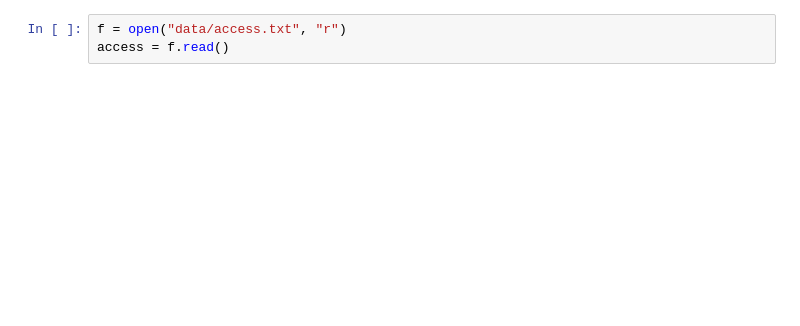
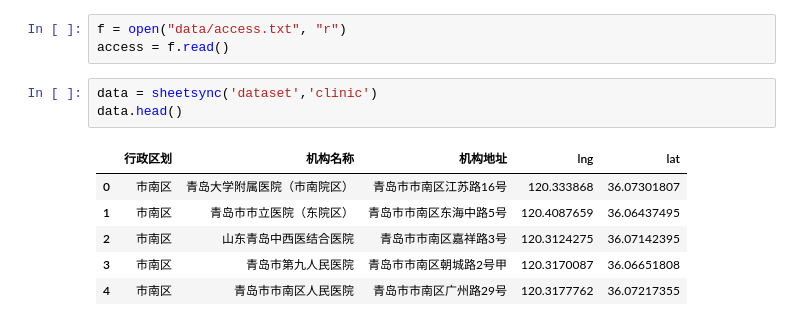
Before and after one commit to ffflora/ncov-visualization-qingdao, a Jupyter notebook: ds/preparation.ipynb, the cells around one changed output. Drawn from its saved outputs; the diff is of its cells as text; blank space fills up the shorter version.

```diff
--- a/ds/preparation.ipynb
+++ b/ds/preparation.ipynb
@@ -207,4 +202,14 @@ sheetsync('dataset','clinic')
 # %%
 f = open("data/access.txt", "r")
 access = f.read()
+# %%
+data = sheetsync('dataset','clinic')
+data.head()
+# %% [output]
+|  | 行政区划 | 机构名称 | 机构地址 | lng | lat |
+| 0 | 市南区 | 青岛大学附属医院（市南院区） | 青岛市市南区江苏路16号 | 120.333868 | 36.07301807 |
+| 1 | 市南区 | 青岛市市立医院（东院区） | 青岛市市南区东海中路5号 | 120.4087659 | 36.06437495 |
+| 2 | 市南区 | 山东青岛中西医结合医院 | 青岛市市南区嘉祥路3号 | 120.3124275 | 36.07142395 |
+| 3 | 市南区 | 青岛市第九人民医院 | 青岛市市南区朝城路2号甲 | 120.3170087 | 36.06651808 |
+| 4 | 市南区 | 青岛市市南区人民医院 | 青岛市市南区广州路29号 | 120.3177762 | 36.07217355 |
 # %%
```
Also changed, not shown: parts of 24 cells of this notebook, 8 other files.
